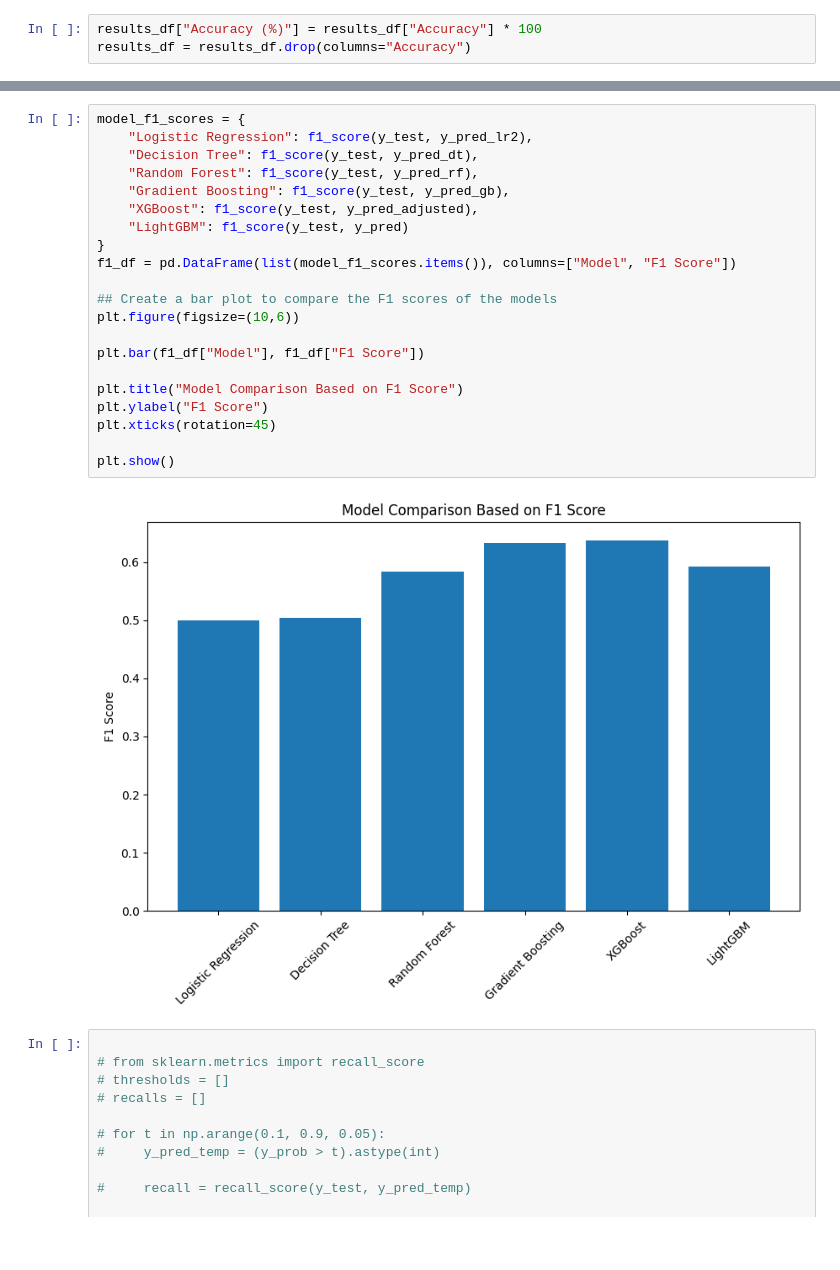
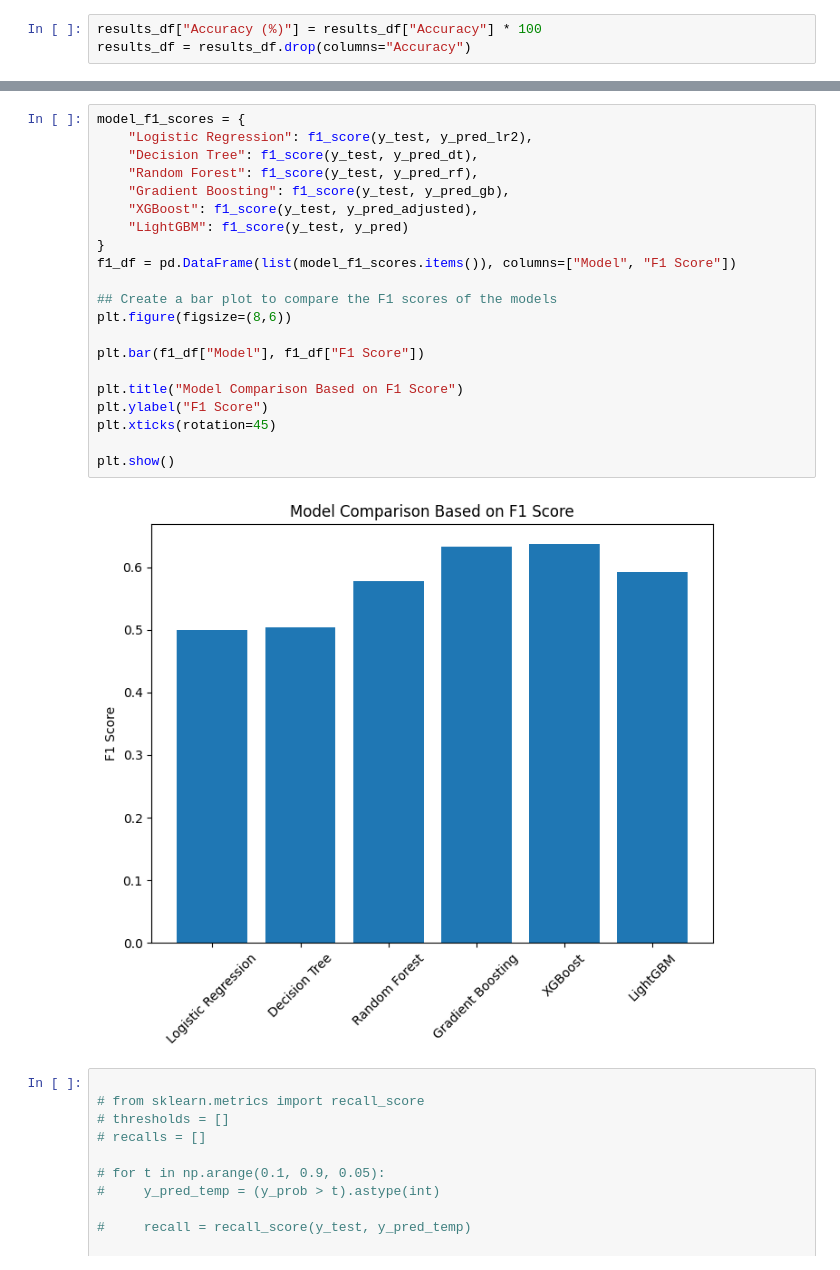
Before and after one commit to timoajayi/capstone-customer-churn-prediction, a Jupyter notebook: Customer_churn_prediction.ipynb, the cells around one changed output, grey strips where cells are left out. Drawn from its saved outputs; the diff is of its cells as text; blank space fills up the shorter version.

```diff
--- a/Customer_churn_prediction.ipynb
+++ b/Customer_churn_prediction.ipynb
@@ -993,26 +1009,26 @@ results_df
 # %%
 model_f1_scores = {
     "Logistic Regression": f1_score(y_test, y_pred_lr2),
     "Decision Tree": f1_score(y_test, y_pred_dt),
     "Random Forest": f1_score(y_test, y_pred_rf),
     "Gradient Boosting": f1_score(y_test, y_pred_gb),
     "XGBoost": f1_score(y_test, y_pred_adjusted),
     "LightGBM": f1_score(y_test, y_pred)
 }
 f1_df = pd.DataFrame(list(model_f1_scores.items()), columns=["Model", "F1 Score"])
 
 ## Create a bar plot to compare the F1 scores of the models
-plt.figure(figsize=(10,6))
+plt.figure(figsize=(8,6))
 
 plt.bar(f1_df["Model"], f1_df["F1 Score"])
 
 plt.title("Model Comparison Based on F1 Score")
 plt.ylabel("F1 Score")
 plt.xticks(rotation=45)
 
 plt.show()
 # %% [output]
-[figure, old version]
+[figure, new version]
 # %%
 
 # from sklearn.metrics import recall_score
```
Also changed, not shown: parts of 12 cells of this notebook, 9 other files.
